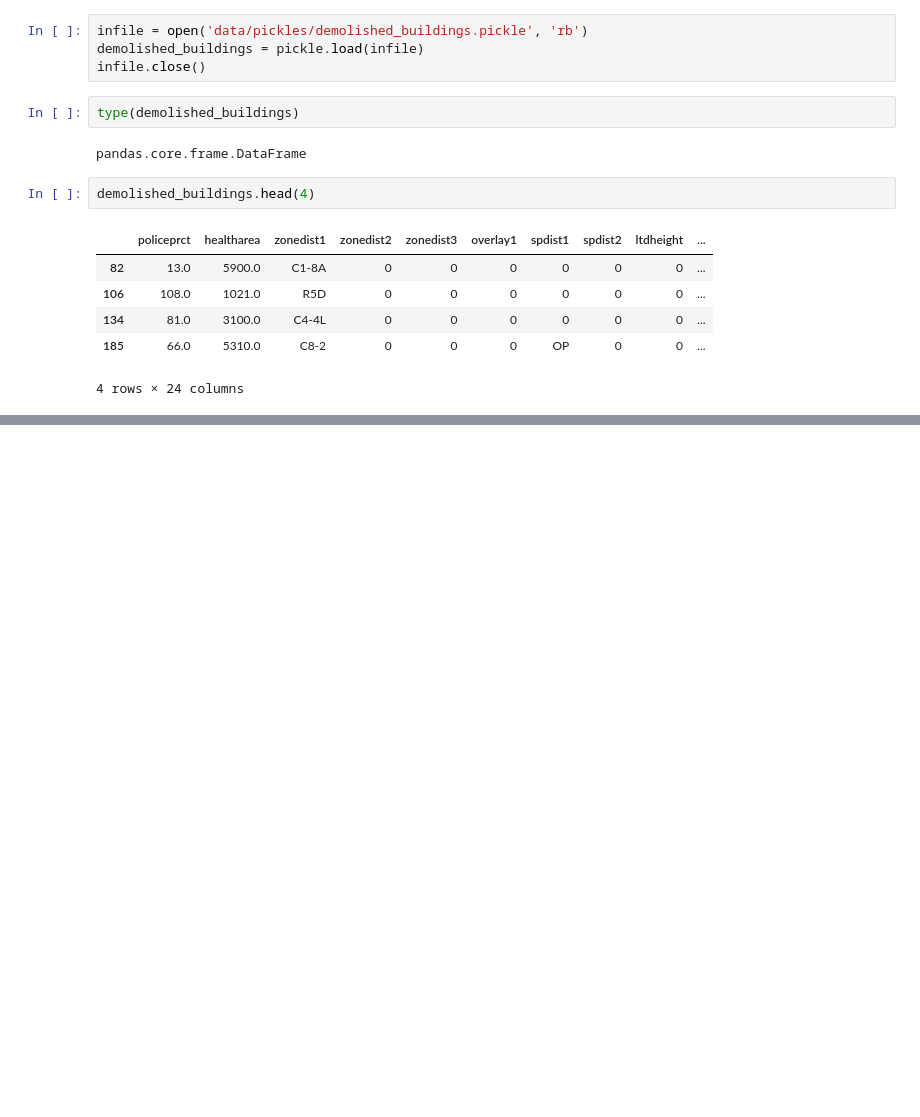
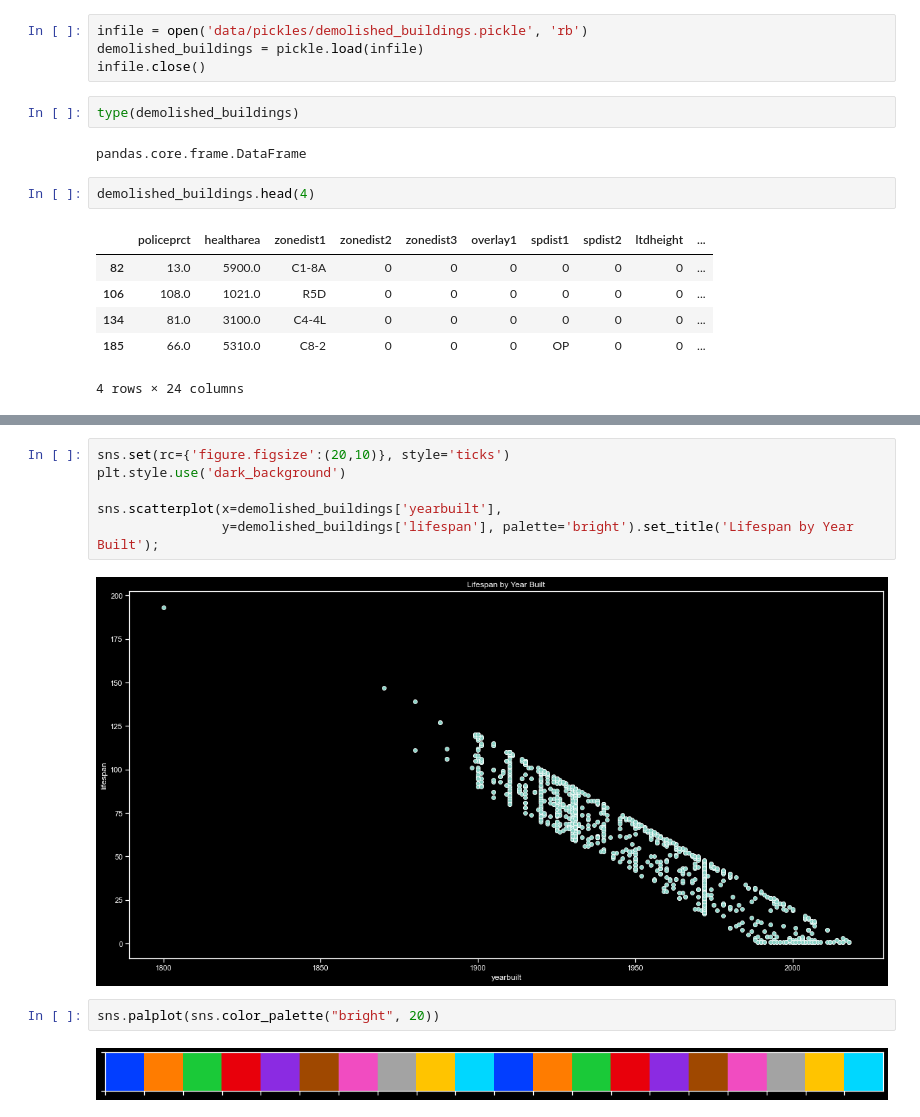
Before and after one commit to clairmarie8/Capstone, a Jupyter notebook: 02_EDA.ipynb, the cells around one changed output, grey strips where cells are left out. Saved outputs shown, nothing was run; the diff lists cells and outputs as text; blank space fills up the shorter version.

```diff
--- a/02_EDA.ipynb
+++ b/02_EDA.ipynb
@@ -26,0 +138,12 @@ demolished_buildings.head(4)
+# %%
+sns.set(rc={'figure.figsize':(20,10)}, style='ticks')
+plt.style.use('dark_background')
+
+sns.scatterplot(x=demolished_buildings['yearbuilt'],
+                y=demolished_buildings['lifespan'], palette='bright').set_title('Lifespan by Year Built');
+# %% [output]
+[figure, added]
+# %%
+sns.palplot(sns.color_palette("bright", 20))
+# %% [output]
+[figure, added]
```
Also changed, not shown: parts of 39 cells of this notebook, 3 other files.
